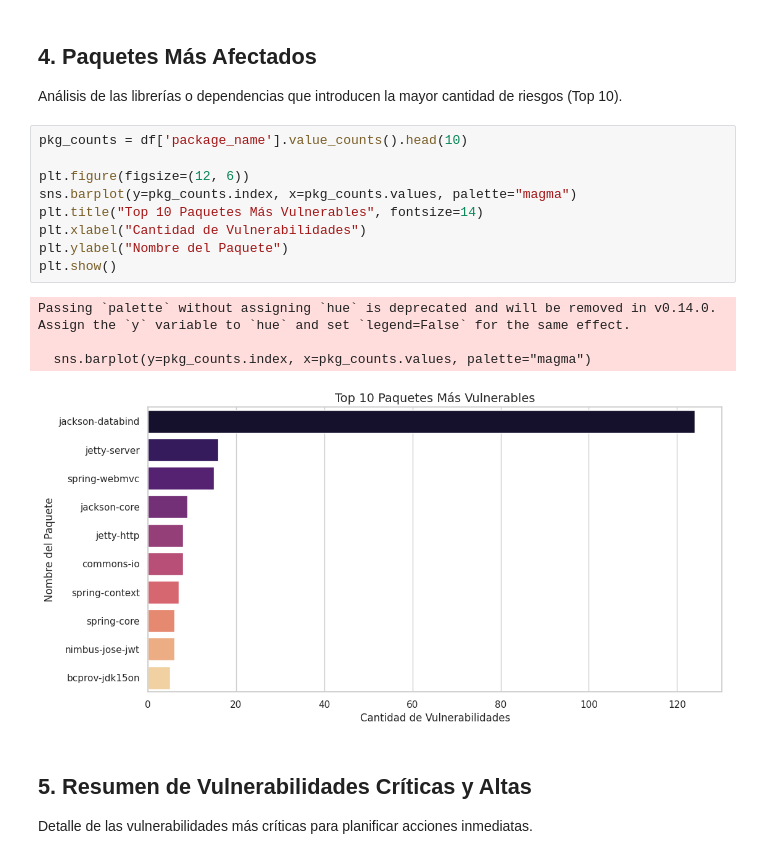
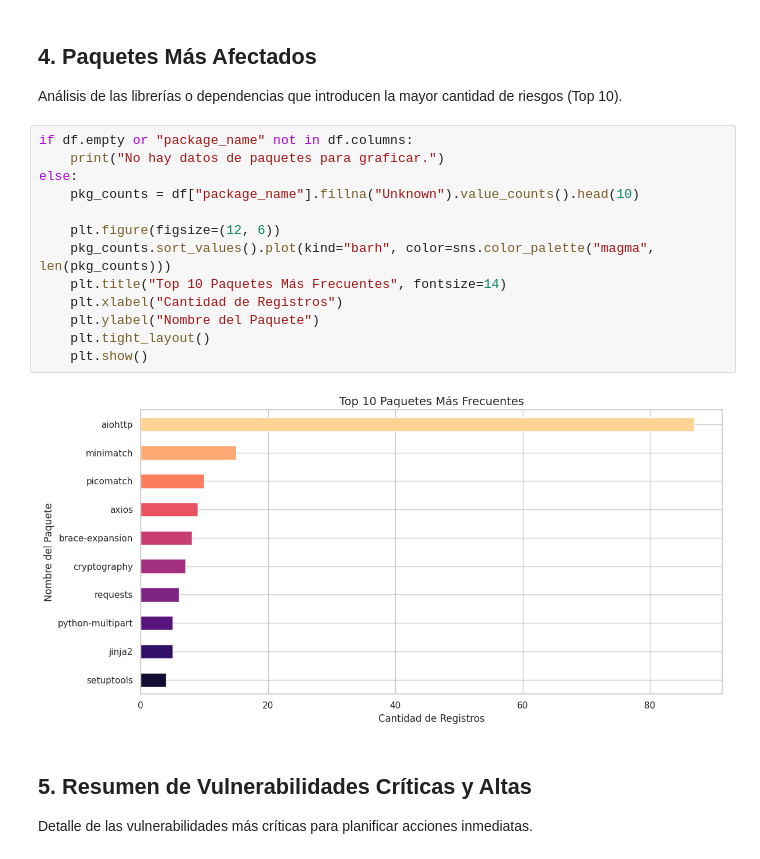
Before and after one commit to FICLI32/An-lisis-de-Vulnerabilidades, a Jupyter notebook: nbs/sbom/analisis_vulnerabilidades.ipynb, the cells around one changed output. Cells and saved outputs as stored; diff of their text form.

```diff
--- a/nbs/sbom/analisis_vulnerabilidades.ipynb
+++ b/nbs/sbom/analisis_vulnerabilidades.ipynb
@@ -109,19 +131,20 @@ Passing `palette` without assigning `hue` is deprecated and will be removed in v
 ## 4. Paquetes Más Afectados
 Análisis de las librerías o dependencias que introducen la mayor cantidad de riesgos (Top 10).
 # %%
-pkg_counts = df['package_name'].value_counts().head(10)
+if df.empty or "package_name" not in df.columns:
+    print("No hay datos de paquetes para graficar.")
+else:
+    pkg_counts = df["package_name"].fillna("Unknown").value_counts().head(10)
 
-plt.figure(figsize=(12, 6))
-sns.barplot(y=pkg_counts.index, x=pkg_counts.values, palette="magma")
-plt.title("Top 10 Paquetes Más Vulnerables", fontsize=14)
-plt.xlabel("Cantidad de Vulnerabilidades")
-plt.ylabel("Nombre del Paquete")
-plt.show()
+    plt.figure(figsize=(12, 6))
+    pkg_counts.sort_values().plot(kind="barh", color=sns.color_palette("magma", len(pkg_counts)))
+    plt.title("Top 10 Paquetes Más Frecuentes", fontsize=14)
+    plt.xlabel("Cantidad de Registros")
+    plt.ylabel("Nombre del Paquete")
+    plt.tight_layout()
+    plt.show()
 # %% [output]
-Passing `palette` without assigning `hue` is deprecated and will be removed in v0.14.0. Assign the `y` variable to `hue` and set `legend=False` for the same effect.
-
-  sns.barplot(y=pkg_counts.index, x=pkg_counts.values, palette="magma")
-[figure, old version]
+[figure, new version]
 # %% [markdown]
 ## 5. Resumen de Vulnerabilidades Críticas y Altas
 Detalle de las vulnerabilidades más críticas para planificar acciones inmediatas.
```
Also changed, not shown: parts of 8 cells of this notebook, 8 other files.
